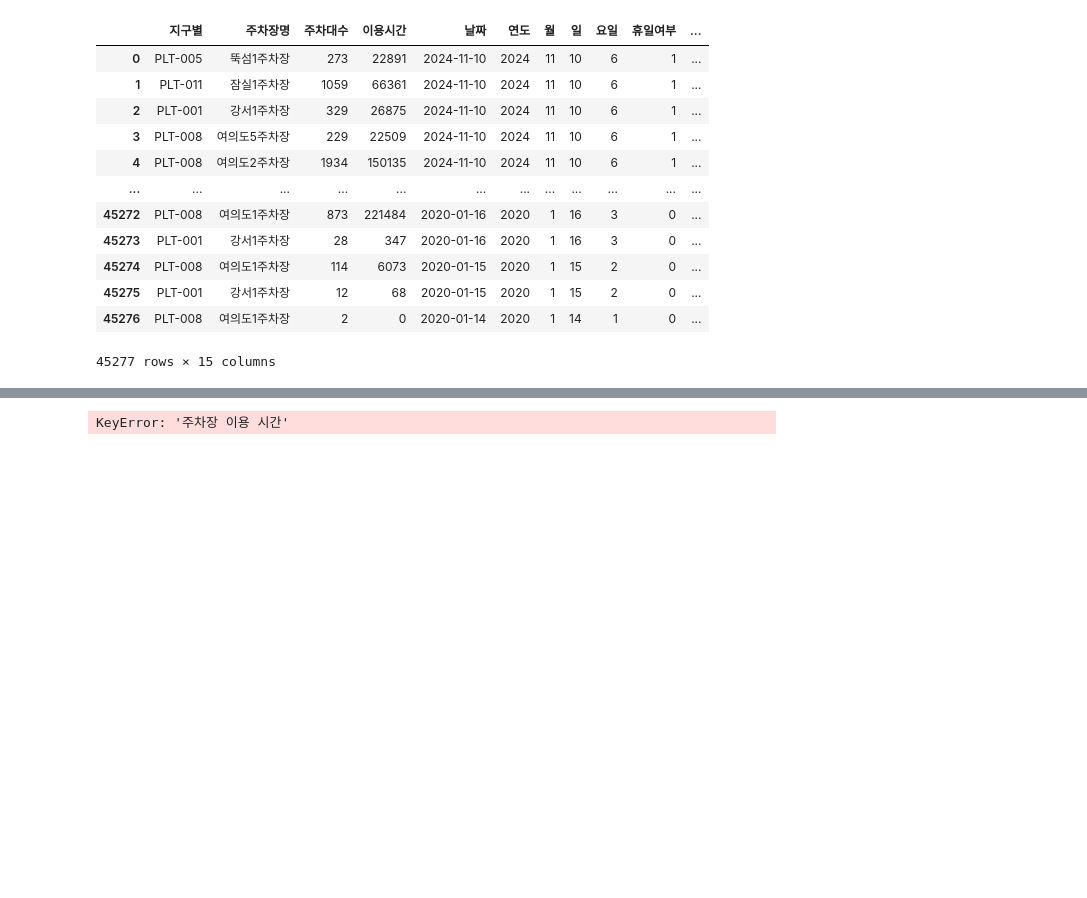
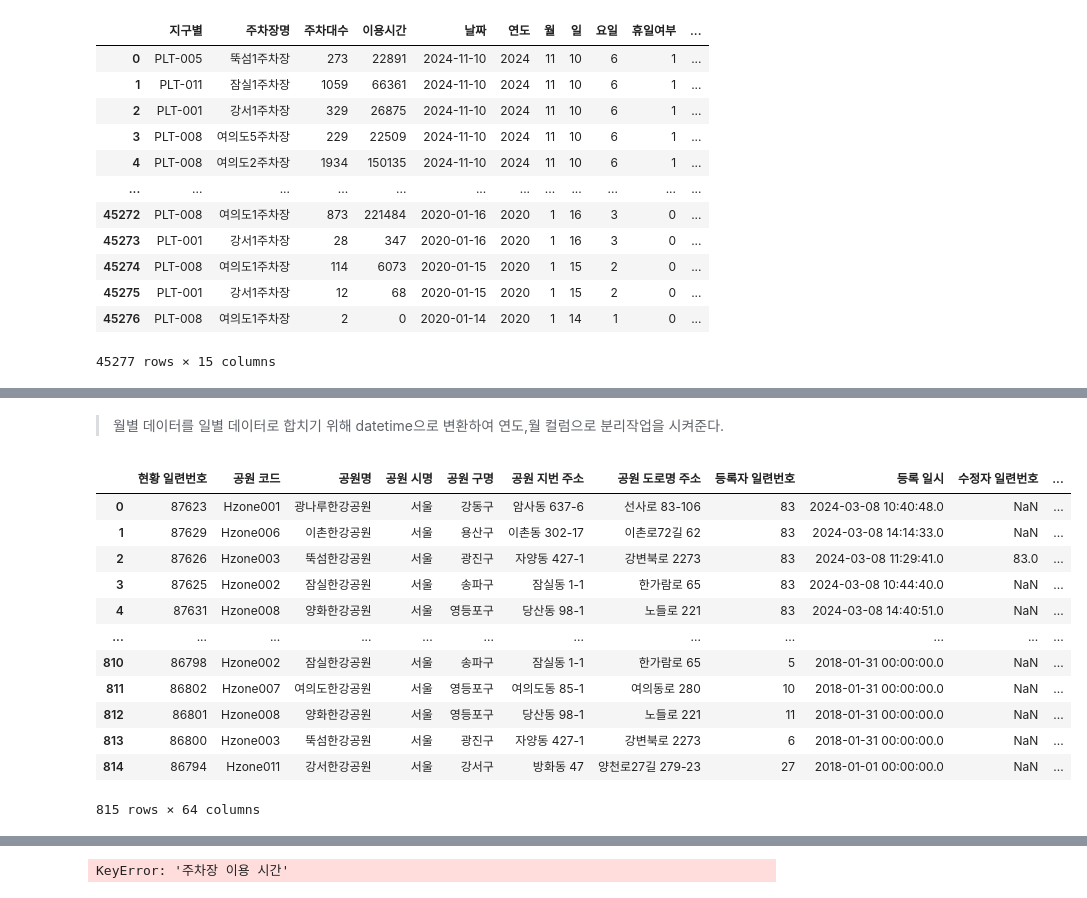
Before and after one commit to terryhyuk/HanGang_Mate, a Jupyter notebook: Python/DataAnalysis/MachineLearning.ipynb, the cells around one changed output, grey strips where cells are left out. Cells and saved outputs as stored; diff of their text form; code cells hidden in the pictures; blank space fills up the shorter version.

```diff
--- a/Python/DataAnalysis/MachineLearning.ipynb
+++ b/Python/DataAnalysis/MachineLearning.ipynb
@@ -363,0 +403,26 @@ Index(['현황 일련번호', '공원 코드', '공원명', '공원 시명', '
+# %% [markdown]
+> 월별 데이터를 일별 데이터로 합치기 위해 datetime으로 변환하여 연도,월 컬럼으로 분리작업을 시켜준다.
+# %%
+# 현황 일시가 object type을 datetime으로 변환
+df_month['현황 일시'] = pd.to_datetime(df_month['현황 일시'], format='%Y-%m-%d %H:%M:%S.%f')
+
+# 일별 날짜 컬럼을 연도, 월 컬럼으로 분리
+
+df_month['연도'] = df_month['현황 일시'].dt.year
+df_month['월'] = df_month['현황 일시'].dt.month
+
+df_month
+# %% [output]
+|  | 현황 일련번호 | 공원 코드 | 공원명 | 공원 시명 | 공원 구명 | 공원 지번 주소 | 공원 도로명 주소 | 등록자 일련번호 | 등록 일시 | 수정자 일련번호 | ... |
+| 0 | 87623 | Hzone001 | 광나루한강공원 | 서울 | 강동구 | 암사동 637-6 | 선사로 83-106 | 83 | 2024-03-08 10:40:48.0 | NaN | ... |
+| 1 | 87629 | Hzone006 | 이촌한강공원 | 서울 | 용산구 | 이촌동 302-17 | 이촌로72길 62 | 83 | 2024-03-08 14:14:33.0 | NaN | ... |
+| 2 | 87626 | Hzone003 | 뚝섬한강공원 | 서울 | 광진구 | 자양동 427-1 | 강변북로 2273 | 83 | 2024-03-08 11:29:41.0 | 83.0 | ... |
+| 3 | 87625 | Hzone002 | 잠실한강공원 | 서울 | 송파구 | 잠실동 1-1 | 한가람로 65 | 83 | 2024-03-08 10:44:40.0 | NaN | ... |
+| 4 | 87631 | Hzone008 | 양화한강공원 | 서울 | 영등포구 | 당산동 98-1 | 노들로 221 | 83 | 2024-03-08 14:40:51.0 | NaN | ... |
+| ... | ... | ... | ... | ... | ... | ... | ... | ... | ... | ... | ... |
+| 810 | 86798 | Hzone002 | 잠실한강공원 | 서울 | 송파구 | 잠실동 1-1 | 한가람로 65 | 5 | 2018-01-31 00:00:00.0 | NaN | ... |
+| 811 | 86802 | Hzone007 | 여의도한강공원 | 서울 | 영등포구 | 여의도동 85-1 | 여의동로 280 | 10 | 2018-01-31 00:00:00.0 | NaN | ... |
+| 812 | 86801 | Hzone008 | 양화한강공원 | 서울 | 영등포구 | 당산동 98-1 | 노들로 221 | 11 | 2018-01-31 00:00:00.0 | NaN | ... |
+| 813 | 86800 | Hzone003 | 뚝섬한강공원 | 서울 | 광진구 | 자양동 427-1 | 강변북로 2273 | 6 | 2018-01-31 00:00:00.0 | NaN | ... |
+| 814 | 86794 | Hzone011 | 강서한강공원 | 서울 | 강서구 | 방화동 47 | 양천로27길 279-23 | 27 | 2018-01-01 00:00:00.0 | NaN | ... |
+815 rows × 64 columns
```
Also changed, not shown: parts of 32 cells of this notebook, 6 other files.
